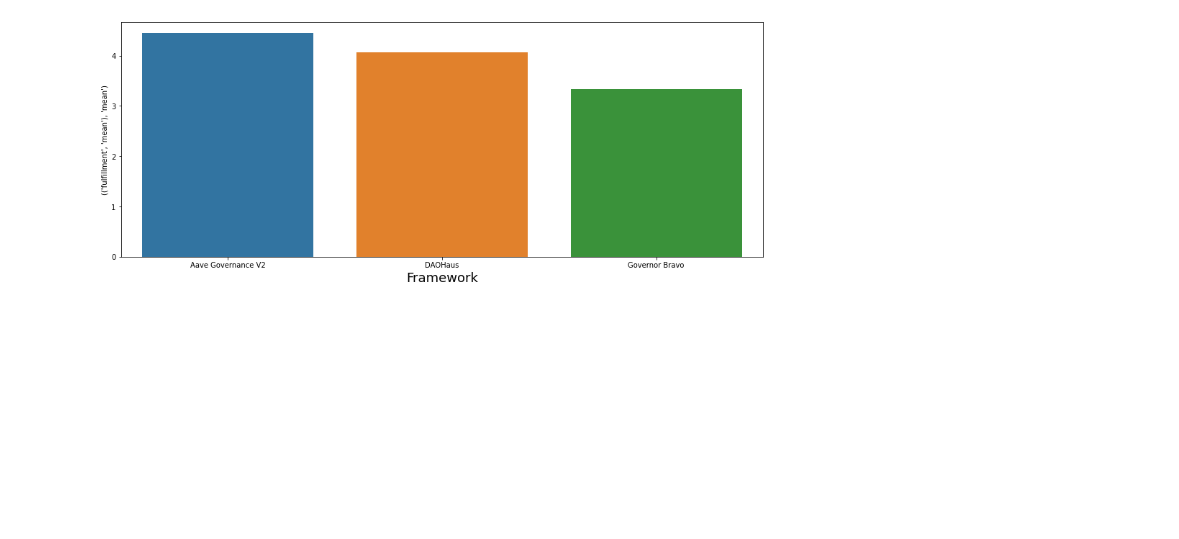
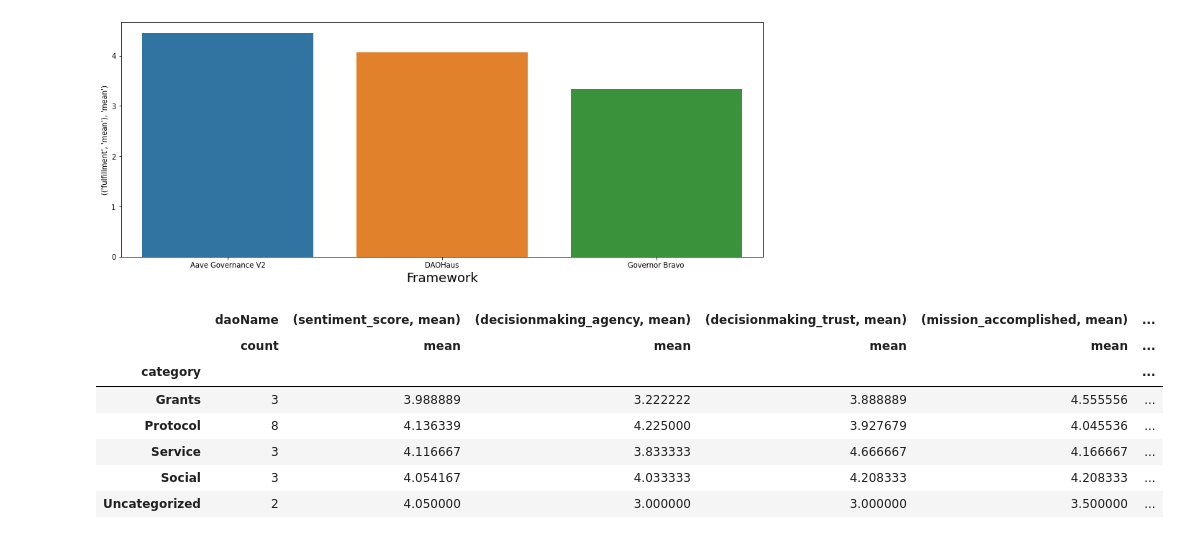
Before and after one commit to notchia/daochem-prototype, a Jupyter notebook: code/qualitative_analysis.ipynb, the cells around one changed output. Cells and saved outputs as stored; diff of their text form; code cells hidden in the pictures; blank space fills up the shorter version.

```diff
--- a/code/qualitative_analysis.ipynb
+++ b/code/qualitative_analysis.ipynb
@@ -106,4 +106,14 @@ for c in gb_framework.columns[1::2]:
 # %%
 gb_category = df_all.groupby('category').agg({'daoName': ['count'],
                                   **{c: ['mean'] for c in survey_columns}})
-gb_category[gb_category['daoName']['count'] > 1]
+gb_category = gb_category[gb_category['daoName']['count'] > 1]
+gb_category
+# %% [output]
+|  | daoName | (sentiment_score, mean) | (decisionmaking_agency, mean) | (decisionmaking_trust, mean) | (mission_accomplished, mean) | ... |
+|  | count | mean | mean | mean | mean | ... |
+| category |  |  |  |  |  | ... |
+| Grants | 3 | 3.988889 | 3.222222 | 3.888889 | 4.555556 | ... |
+| Protocol | 8 | 4.136339 | 4.225000 | 3.927679 | 4.045536 | ... |
+| Service | 3 | 4.116667 | 3.833333 | 4.666667 | 4.166667 | ... |
+| Social | 3 | 4.054167 | 4.033333 | 4.208333 | 4.208333 | ... |
+| Uncategorized | 2 | 4.050000 | 3.000000 | 3.000000 | 3.500000 | ... |
```
Also changed, not shown: parts of 3 cells of this notebook.
